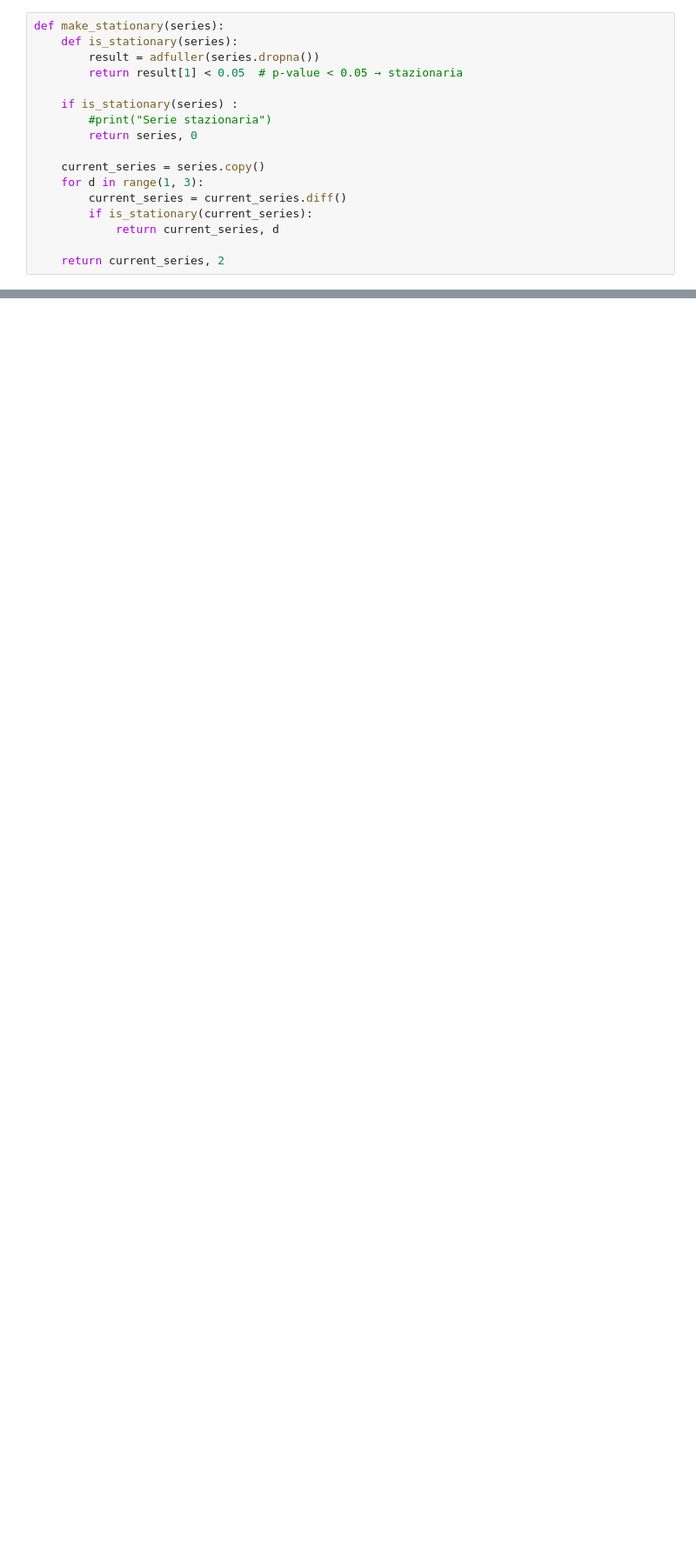
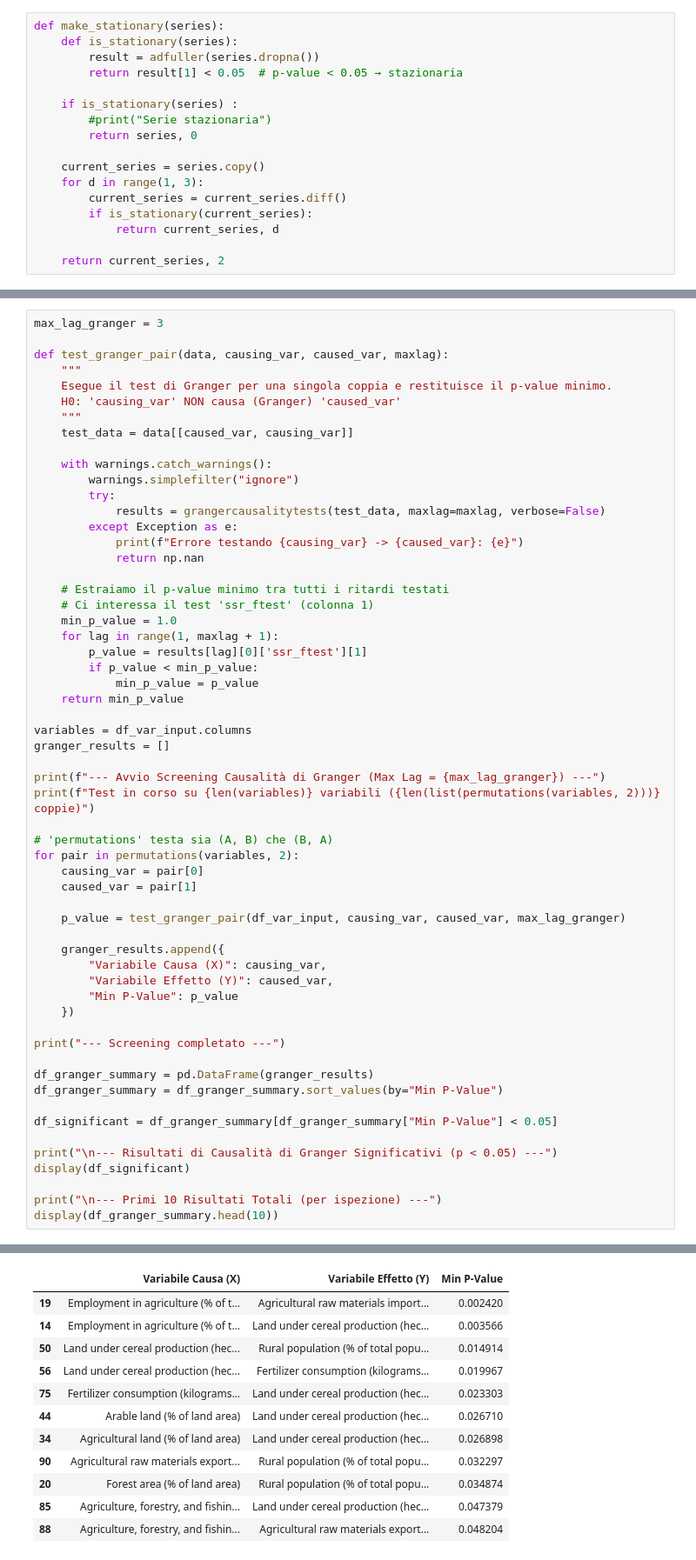
Before and after one commit to ginevraoldani/timeseries-forecasting-on-rural-development, a Jupyter notebook: CH10VARmodel.ipynb, the cells around one changed output, grey strips where cells are left out. Shown: that part at 87% size. Drawn from its saved outputs; the diff is of its cells as text; blank space fills up the shorter version.

```diff
--- a/CH10VARmodel.ipynb
+++ b/CH10VARmodel.ipynb
@@ -399,0 +403,59 @@ prerequisites   | 3        | Cointegrato          | Annual freshwater withdrawal
+# %%
+max_lag_granger = 3
+
+def test_granger_pair(data, causing_var, caused_var, maxlag):
+    """
+    Esegue il test di Granger per una singola coppia e restituisce il p-value minimo.
+    H0: 'causing_var' NON causa (Granger) 'caused_var'
+    """
+    test_data = data[[caused_var, causing_var]]
+
+    with warnings.catch_warnings():
+        warnings.simplefilter("ignore")
+        try:
+            results = grangercausalitytests(test_data, maxlag=maxlag, verbose=False)
+        except Exception as e:
+            print(f"Errore testando {causing_var} -> {caused_var}: {e}")
+            return np.nan
+
+    # Estraiamo il p-value minimo tra tutti i ritardi testati
+    # Ci interessa il test 'ssr_ftest' (colonna 1)
+    min_p_value = 1.0
+    for lag in range(1, maxlag + 1):
+        p_value = results[lag][0]['ssr_ftest'][1]
+        if p_value < min_p_value:
+            min_p_value = p_value
+    return min_p_value
+
+variables = df_var_input.columns
+granger_results = []
+
+print(f"--- Avvio Screening Causalità di Granger (Max Lag = {max_lag_granger}) ---")
+print(f"Test in corso su {len(variables)} variabili ({len(list(permutations(variables, 2)))} coppie)")
+
+# 'permutations' testa sia (A, B) che (B, A)
+for pair in permutations(variables, 2):
+    causing_var = pair[0]
+    caused_var = pair[1]
+
+    p_value = test_granger_pair(df_var_input, causing_var, caused_var, max_lag_granger)
+
+    granger_results.append({
+        "Variabile Causa (X)": causing_var,
+        "Variabile Effetto (Y)": caused_var,
+        "Min P-Value": p_value
+    })
+
+print("--- Screening completato ---")
+
+df_granger_summary = pd.DataFrame(granger_results)
+df_granger_summary = df_granger_summary.sort_values(by="Min P-Value")
+
+df_significant = df_granger_summary[df_granger_summary["Min P-Value"] < 0.05]
+
+print("\n--- Risultati di Causalità di Granger Significativi (p < 0.05) ---")
+display(df_significant)
+
+print("\n--- Primi 10 Risultati Totali (per ispezione) ---")
+display(df_granger_summary.head(10))
+# %% [output]
@@ -399,0 +467,12 @@ prerequisites   | 3        | Cointegrato          | Annual freshwater withdrawal
+|  | Variabile Causa (X) | Variabile Effetto (Y) | Min P-Value |
+| 19 | Employment in agriculture (% of t... | Agricultural raw materials import... | 0.002420 |
+| 14 | Employment in agriculture (% of t... | Land under cereal production (hec... | 0.003566 |
+| 50 | Land under cereal production (hec... | Rural population (% of total popu... | 0.014914 |
+| 56 | Land under cereal production (hec... | Fertilizer consumption (kilograms... | 0.019967 |
+| 75 | Fertilizer consumption (kilograms... | Land under cereal production (hec... | 0.023303 |
+| 44 | Arable land (% of land area) | Land under cereal production (hec... | 0.026710 |
+| 34 | Agricultural land (% of land area) | Land under cereal production (hec... | 0.026898 |
+| 90 | Agricultural raw materials export... | Rural population (% of total popu... | 0.032297 |
+| 20 | Forest area (% of land area) | Rural population (% of total popu... | 0.034874 |
+| 85 | Agriculture, forestry, and fishin... | Land under cereal production (hec... | 0.047379 |
+| 88 | Agriculture, forestry, and fishin... | Agricultural raw materials export... | 0.048204 |
```
Also changed, not shown: parts of 13 cells of this notebook, 1 other file.
